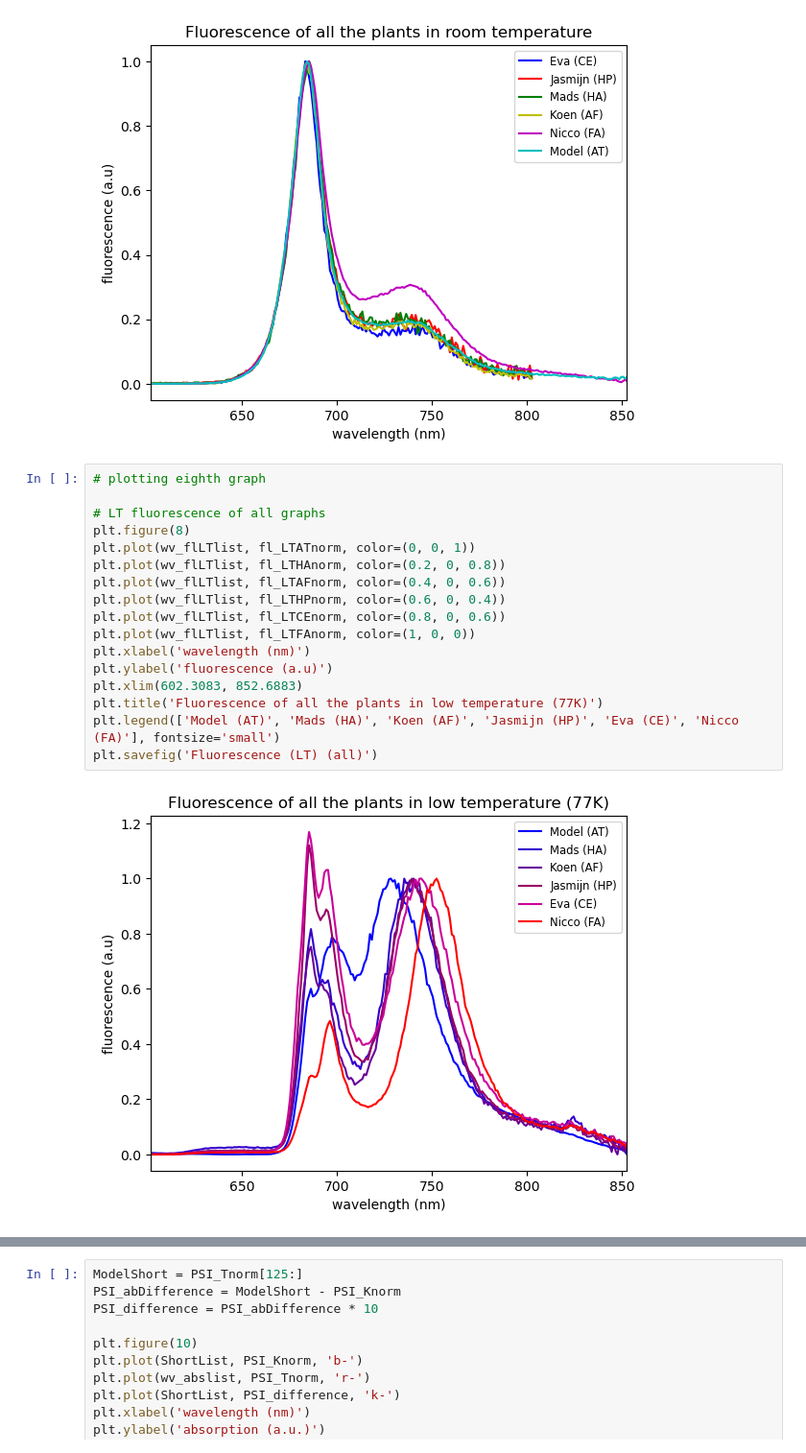
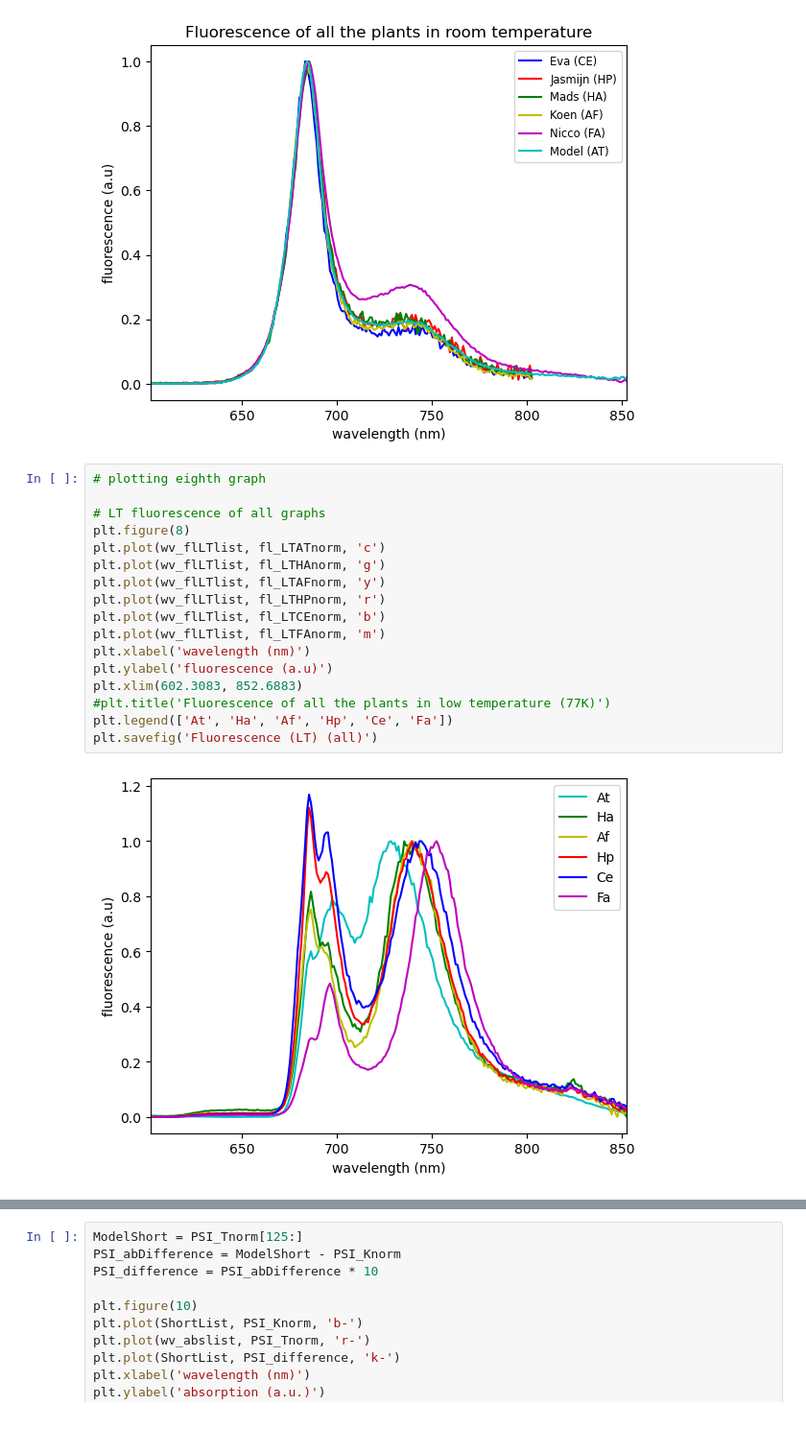
Before and after one commit to KoenDikken/2025-Projects-Team-25-Harvesting-far-red-photons-for-photosynthesis, a Jupyter notebook: Data Analysis/Plots Koen/THplots.ipynb, the cells around one changed output, grey strips where cells are left out. Shown at 96% size. Saved outputs shown, nothing was run; the diff lists cells and outputs as text; blank space fills up the shorter version.

```diff
--- a/Data Analysis/Plots Koen/THplots.ipynb
+++ b/Data Analysis/Plots Koen/THplots.ipynb
@@ -509,21 +510,21 @@ plt.savefig('Fluorescence (RT) (all)')
 # %%
 # plotting eighth graph
 
 # LT fluorescence of all graphs
 plt.figure(8)
-plt.plot(wv_flLTlist, fl_LTATnorm, color=(0, 0, 1))
-plt.plot(wv_flLTlist, fl_LTHAnorm, color=(0.2, 0, 0.8))
-plt.plot(wv_flLTlist, fl_LTAFnorm, color=(0.4, 0, 0.6))
-plt.plot(wv_flLTlist, fl_LTHPnorm, color=(0.6, 0, 0.4))
-plt.plot(wv_flLTlist, fl_LTCEnorm, color=(0.8, 0, 0.6))
-plt.plot(wv_flLTlist, fl_LTFAnorm, color=(1, 0, 0))
+plt.plot(wv_flLTlist, fl_LTATnorm, 'c')
+plt.plot(wv_flLTlist, fl_LTHAnorm, 'g')
+plt.plot(wv_flLTlist, fl_LTAFnorm, 'y')
+plt.plot(wv_flLTlist, fl_LTHPnorm, 'r')
+plt.plot(wv_flLTlist, fl_LTCEnorm, 'b')
+plt.plot(wv_flLTlist, fl_LTFAnorm, 'm')
 plt.xlabel('wavelength (nm)')
 plt.ylabel('fluorescence (a.u)')
 plt.xlim(602.3083, 852.6883)
-plt.title('Fluorescence of all the plants in low temperature (77K)')
-plt.legend(['Model (AT)', 'Mads (HA)', 'Koen (AF)', 'Jasmijn (HP)', 'Eva (CE)', 'Nicco (FA)'], fontsize='small')
+#plt.title('Fluorescence of all the plants in low temperature (77K)')
+plt.legend(['At', 'Ha', 'Af', 'Hp', 'Ce', 'Fa'])
 plt.savefig('Fluorescence (LT) (all)')
 # %% [output]
-[figure, old version]
+[figure, new version]
 # %%
 plt.figure(9)
```
Also changed, not shown: parts of 3 cells of this notebook.
